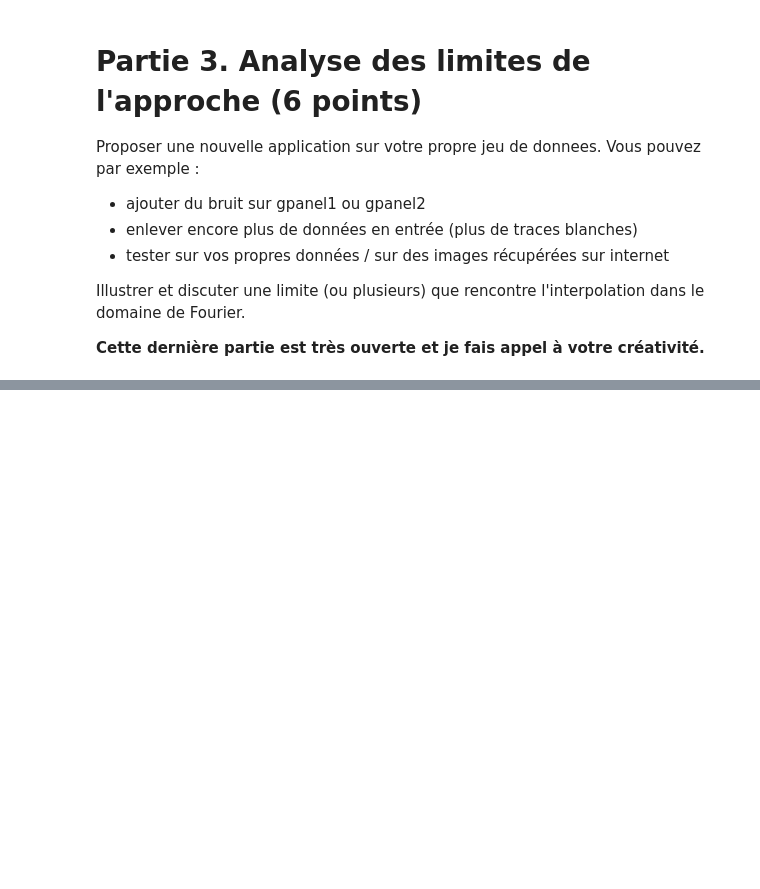
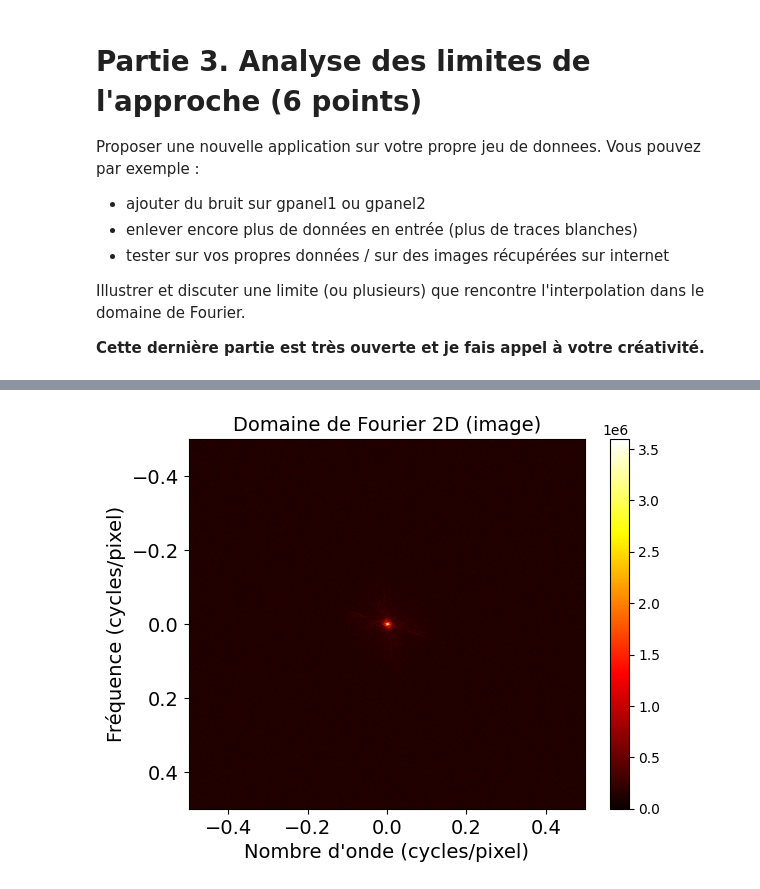
Before and after one commit to mariehoumaire/Projet-Optim-, a Jupyter notebook: miniprojet/mini_projet_geophysique.ipynb, the cells around one changed output, grey strips where cells are left out. Saved outputs shown, nothing was run; the diff lists cells and outputs as text; code cells hidden in the pictures; blank space fills up the shorter version.

```diff
--- a/miniprojet/mini_projet_geophysique.ipynb
+++ b/miniprojet/mini_projet_geophysique.ipynb
@@ -460,0 +497,34 @@ Illustrer et discuter une limite (ou plusieurs) que rencontre l'interpolation da
+# %%
+# Domaine de Fourier
+
+# Dimensions de l'image en gris
+nt_im, nx_im = im.shape  # hauteur, largeur en pixels
+
+# TF 2D
+u_im = np.abs(np.fft.fft2(im))
+
+# Axes fréquentiels en cycles/pixel
+af_im = np.fft.fftshift(np.fft.fftfreq(nt_im))  # cycles/pixel (axe vertical)
+ak_im = np.fft.fftshift(np.fft.fftfreq(nx_im))  # cycles/pixel (axe horizontal)
+
+u_im_shift = np.fft.fftshift(np.fft.fft2(im))
+
+# Suppression du terme DC (0,0)
+u_im_shift[nt_im//2, nx_im//2] = 0
+
+vmax_im = np.max(np.abs(u_im_shift)) * 0.1
+
+fig = plt.figure()
+av = plt.subplot(111)
+plt.imshow(np.abs(u_im_shift),
+           extent=[ak_im[0], ak_im[-1], af_im[-1], af_im[0]],
+           aspect='auto', cmap='hot')
+plt.clim([0, vmax_im])
+plt.title('Domaine de Fourier 2D (image)', fontsize=labelsize)
+plt.xlabel("Nombre d'onde (cycles/pixel)", fontsize=labelsize)
+plt.ylabel("Fréquence (cycles/pixel)", fontsize=labelsize)
+av.tick_params(axis='both', which='major', labelsize=labelsize)
+plt.colorbar()
+plt.show()
+# %% [output]
+[figure, added]
```
Also changed, not shown: parts of 6 cells of this notebook.
